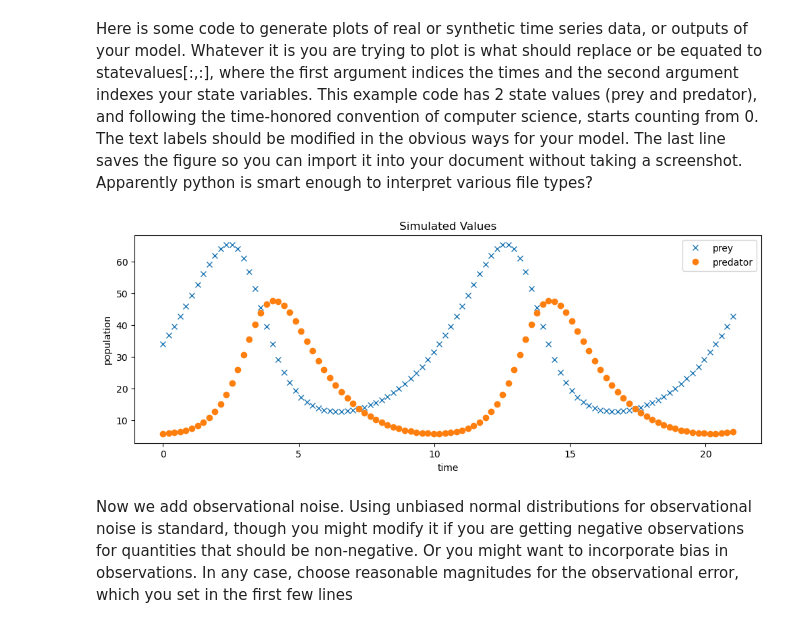
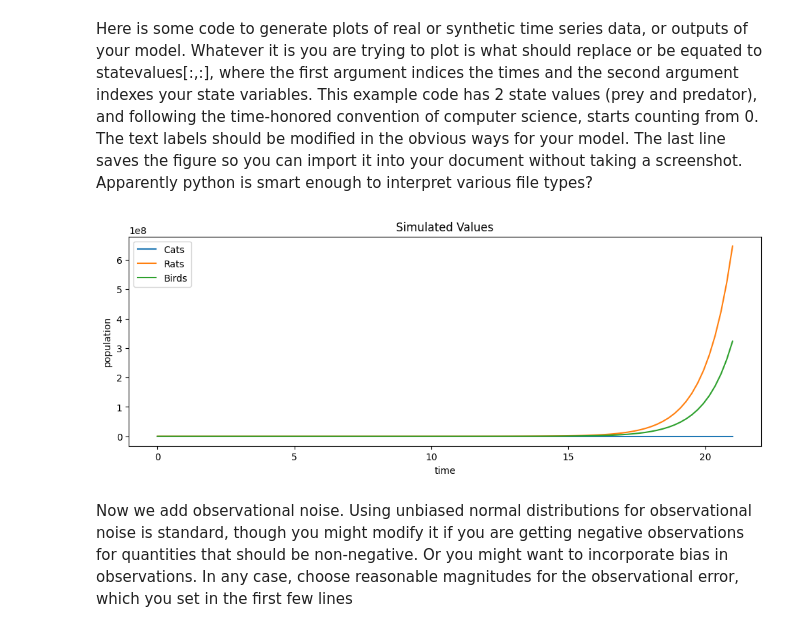
Before and after one commit to gabeweredyk/FoAM-project, a Jupyter notebook: CatPopulations.ipynb, the cells around one changed output. Saved outputs shown, nothing was run; the diff lists cells and outputs as text; code cells hidden in the pictures.

```diff
--- a/KineticModelStats.ipynb
+++ b/CatPopulations.ipynb
@@ -60,22 +103,23 @@ def dX_dt(X, t, theta):
 # %% [markdown]
 Here is some code that just populates statevalues with the output of a simulation, so you can plot or examine it.  Set nstatevars to the number of state variables you have.
 # %%
-nstatevars = 2
+nstatevars = 4
 statevalues = odeint(func=dX_dt, y0=theta[-nstatevars:], t=times, args=(theta,))
 # %% [markdown]
 Here is some code to generate plots of real or synthetic time series data, or outputs of your model.  Whatever it is you are trying to plot is what should replace or be equated to statevalues[:,:], where the first argument indices the times and the second argument indexes your state variables.  This example code has 2 state values (prey and predator), and following the time-honored convention of computer science, starts counting from 0.  The text labels should be modified in the obvious ways for your model.  The last line saves the figure so you can import it into your document without taking a screenshot.  Apparently python is smart enough to interpret various file types?
 # %%
 # plotting simulations or data
 _, ax = plt.subplots(figsize=(12, 4))
-ax.plot(times,statevalues[:, 0], "x", label="prey")
-ax.plot(times,statevalues[:, 1], "o", label="predator")
+ax.plot(times,statevalues[:, 0] + statevalues[:, 1], "-", label="Cats")
+ax.plot(times,statevalues[:, 2], "-", label="Rats")
+ax.plot(times,statevalues[:, 3], "-", label="Birds")
 ax.set_xlabel("time")
 ax.set_ylabel("population")
 ax.set_title("Simulated Values")
 ax.legend();
 plt.savefig('simulationfile.png')
 # %% [output]
-[figure, old version]
+[figure, new version]
 # %% [markdown]
 Now we add observational noise.  Using unbiased normal distributions for observational noise is standard, though you might modify it if you are getting negative observations for quantities that should be non-negative.  Or you might want to incorporate bias in observations.  In any case, choose reasonable magnitudes for the observational error, which you set in the first few lines
 # %%
```
Also changed, not shown: parts of 2 cells of this notebook, 1 other file.
